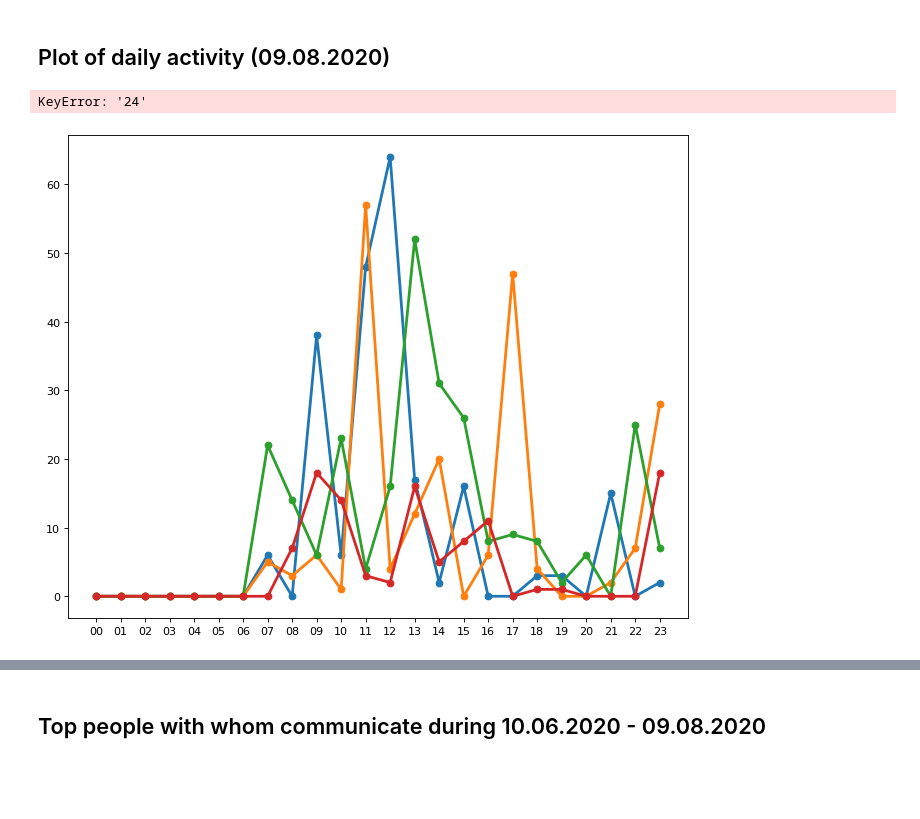
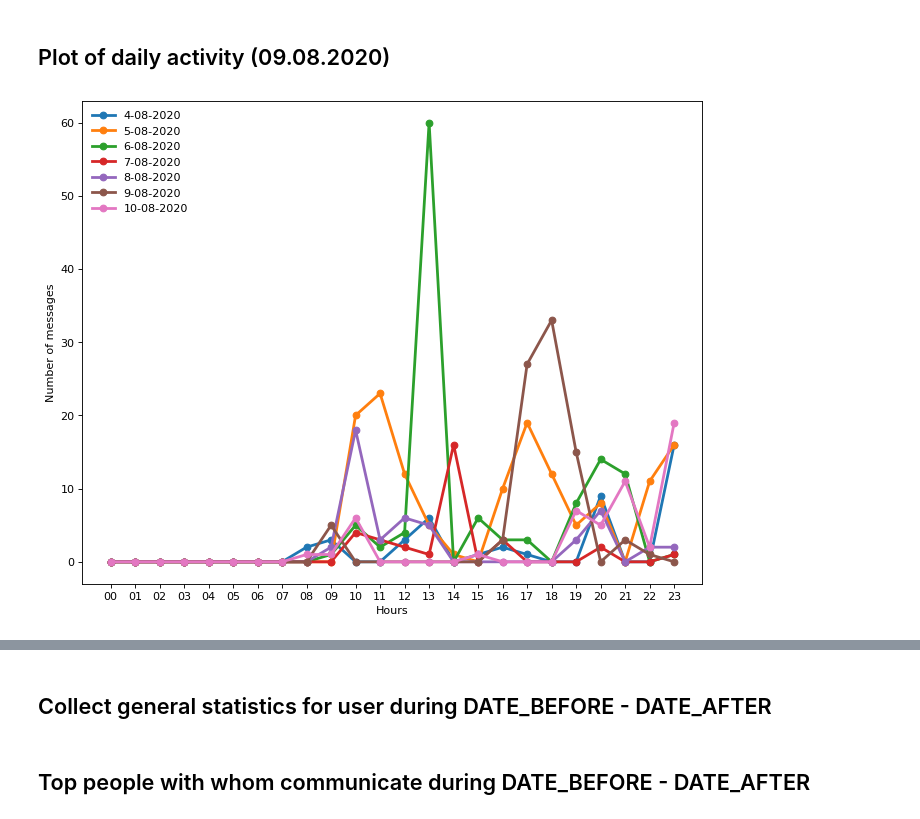
Before and after one commit to denysgerasymuk799/Dialogs-To-Value, a Jupyter notebook: dialogs_analysis.ipynb, the cells around one changed output, grey strips where cells are left out. Cells and saved outputs as stored; diff of their text form; code cells hidden in the pictures; blank space fills up the shorter version.

Commit message:
- split on modules - add statistics about received and sent messages

```diff
--- a/dialogs_analysis.ipynb
+++ b/dialogs_analysis.ipynb
@@ -10,16 +12,19 @@ import numpy as np
 from matplotlib.pyplot import figure
 import plotly.graph_objects as go
 # %%
+# 1) Change USER_ID and paths to your dir locations=======================================
+# you can get your USER_ID from downloaded csv files
+
 # set paths to dirs in data dir
-
 path_data_dir = os.path.join(os.getcwd(), "data")
 
-path_dialogs_meta_dir = os.path.join(path_data_dir, "dialogs_list")
+path_dialogs_meta_dir = os.path.join(path_data_dir, "dialogs_meta")
 path_dialogs_dir = os.path.join(path_data_dir, "dialogs")
 
-path_to_dialogs_info = f"{path_data_dir}/all_dialogs_by_type.json"
+path_to_dialogs_info = "dialogs_info.json"
 
-USER_ID = 331192040
+USER_ID = 511986933
+RESULT_NAME_STATISTICS = "dialogs_data"
 # %%
 dialogs_info = {
     "Private dialog": {},
@@ -170,7 +121,7 @@ for i in range(7):
     date_before = datetime.datetime(2020, 8, 3 + i, 0, 0, 0)
     date_after = datetime.datetime(2020, 8, 4 + i, 0, 0, 0)
 
-    x, y, lists = get_user_activity(dialogs_info, date_before, date_after, "Private dialog", USER_ID)
+    x, y, lists = get_user_daily_activity(dialogs_info, "Private dialog", USER_ID, date_before, date_after)
 
     fig.add_trace(go.Bar(
         y=x,
@@ -179,32 +130,33 @@ for i in range(7):
         orientation='h',
         marker=dict(
             line=dict(color='rgb(105, 105, 105, 1.0)', width=3)
         )
     ))
     plt.plot(x, y, linewidth=2.5, marker='o', linestyle="-", label="{}-08-2020".format(4 + i))
 
 plt.xticks([i for i in range(0, 24)])
+plt.xlabel("Hours")
+plt.ylabel("Number of messages")
 plt.legend(loc='upper left', frameon=False)
 plt.show()
 
 # show comparing bar
 fig.update_layout(
     barmode='stack',
     autosize=False,
     width=800,
     height=800,
     yaxis = dict(
             title='Hours',
             titlefont_size=16,
             tickfont_size=14,
             tickmode = 'array',
             tickvals = [i for i in range(24)]),
     xaxis = dict(
             title='Number of messages',
             titlefont_size=16,
             tickfont_size=14)
 )
 fig.show()
 # %% [output]
-KeyError: '24'
-[figure, old version]
+[figure, new version]
@@ -210,0 +164,2 @@ KeyError: '24'
+# %% [markdown]
+## Collect general statistics for user during DATE_BEFORE - DATE_AFTER
@@ -211,2 +262,2 @@ KeyError: '24'
 # %% [markdown]
-## Top people with whom communicate during 10.06.2020 - 09.08.2020
+## Top people with whom communicate during DATE_BEFORE - DATE_AFTER
```
Also changed, not shown: parts of 14 cells of this notebook.
